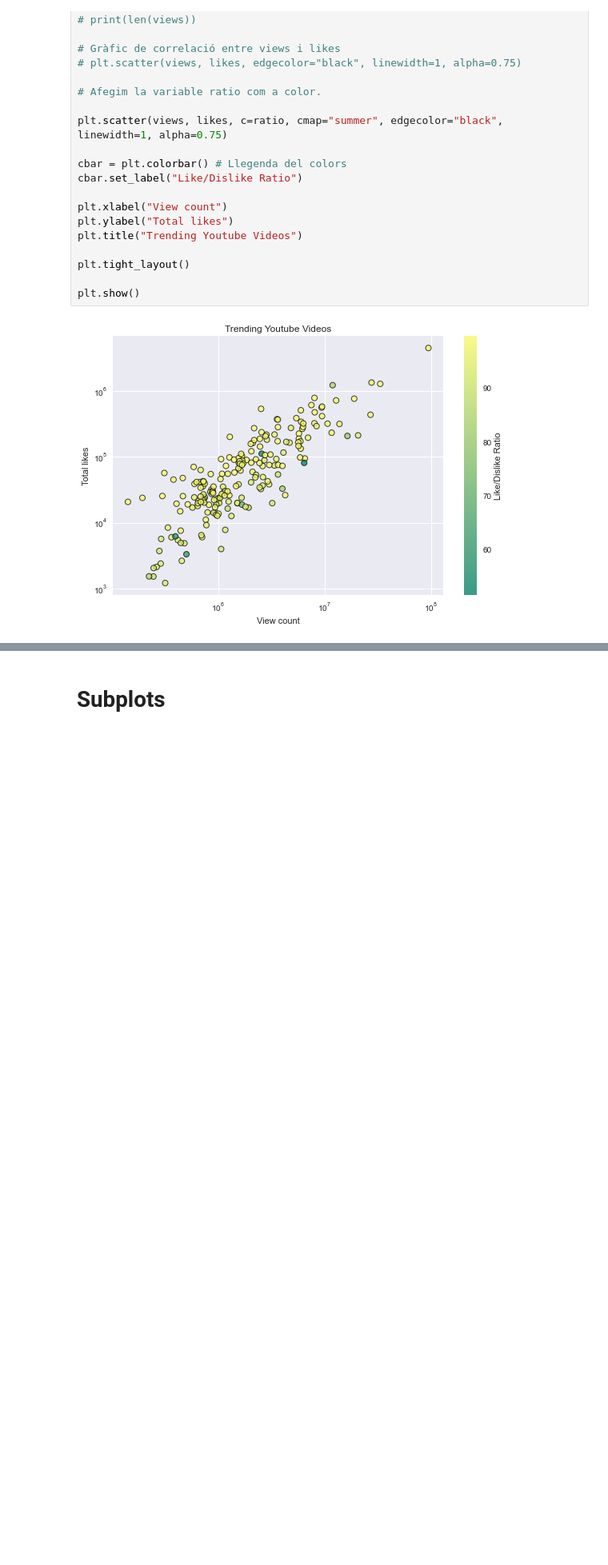
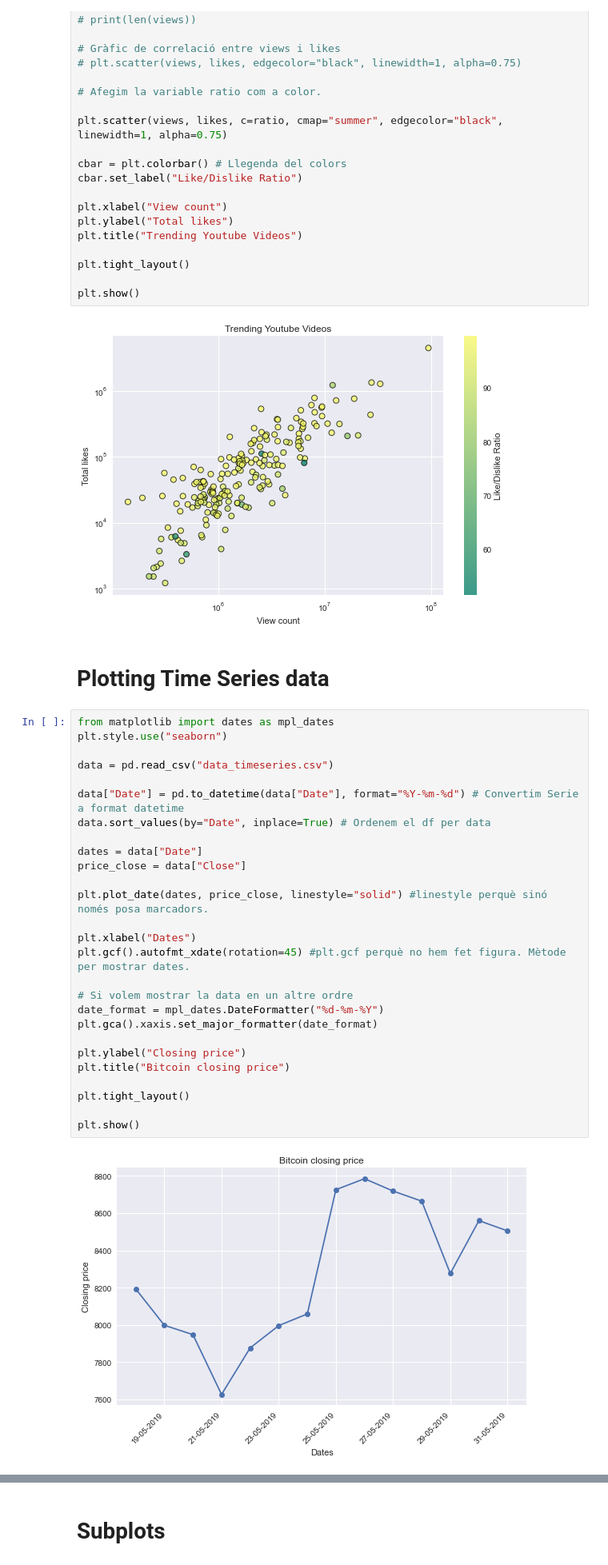
Before and after one commit to ditcas/llibreries_python, a Jupyter notebook: matplotlib.ipynb, the cells around one changed output, grey strips where cells are left out. Shown at 80% size. Drawn from its saved outputs; the diff is of its cells as text; blank space fills up the shorter version.

Commit message:
feat: Afegeix nous tipus de gràfic a matplotlib i arxius per practicar

```diff
--- a/matplotlib.ipynb
+++ b/matplotlib.ipynb
@@ -352,3 +346,34 @@ plt.tight_layout()
 plt.show()
 # %% [output]
 [figure]
+# %% [markdown]
+# Plotting Time Series data
+# %%
+from matplotlib import dates as mpl_dates
+plt.style.use("seaborn")
+
+data = pd.read_csv("data_timeseries.csv")
+
+data["Date"] = pd.to_datetime(data["Date"], format="%Y-%m-%d") # Convertim Serie a format datetime
+data.sort_values(by="Date", inplace=True) # Ordenem el df per data
+
+dates = data["Date"]
+price_close = data["Close"]
+
+plt.plot_date(dates, price_close, linestyle="solid") #linestyle perquè sinó només posa marcadors.
+
+plt.xlabel("Dates")
+plt.gcf().autofmt_xdate(rotation=45) #plt.gcf perquè no hem fet figura. Mètode per mostrar dates.
+
+# Si volem mostrar la data en un altre ordre
+date_format = mpl_dates.DateFormatter("%d-%m-%Y")
+plt.gca().xaxis.set_major_formatter(date_format)
+
+plt.ylabel("Closing price")
+plt.title("Bitcoin closing price")
+
+plt.tight_layout()
+
+plt.show()
+# %% [output]
+[figure, added]
```
Also changed, not shown: parts of 5 cells of this notebook, 4 other files.
